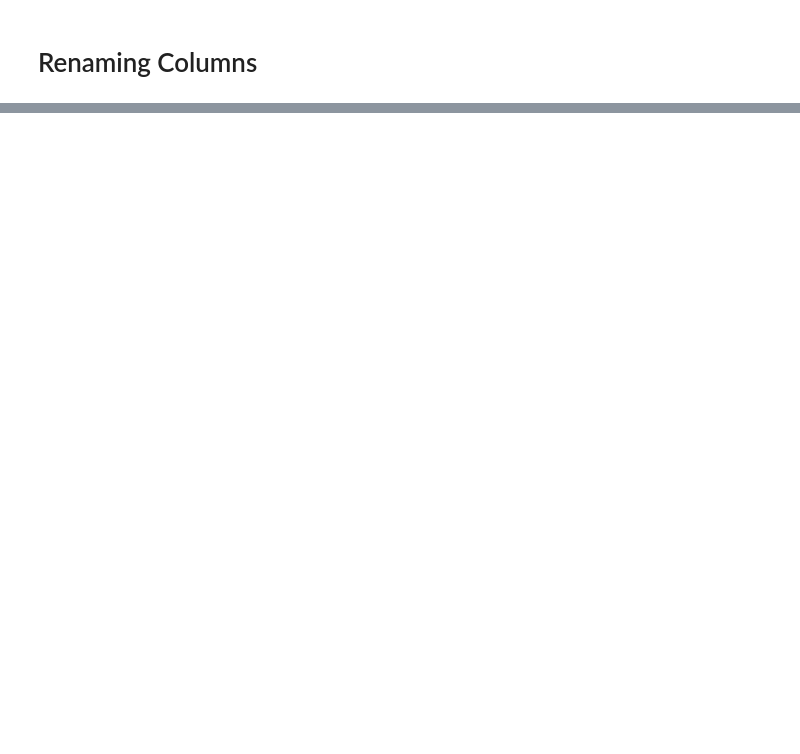
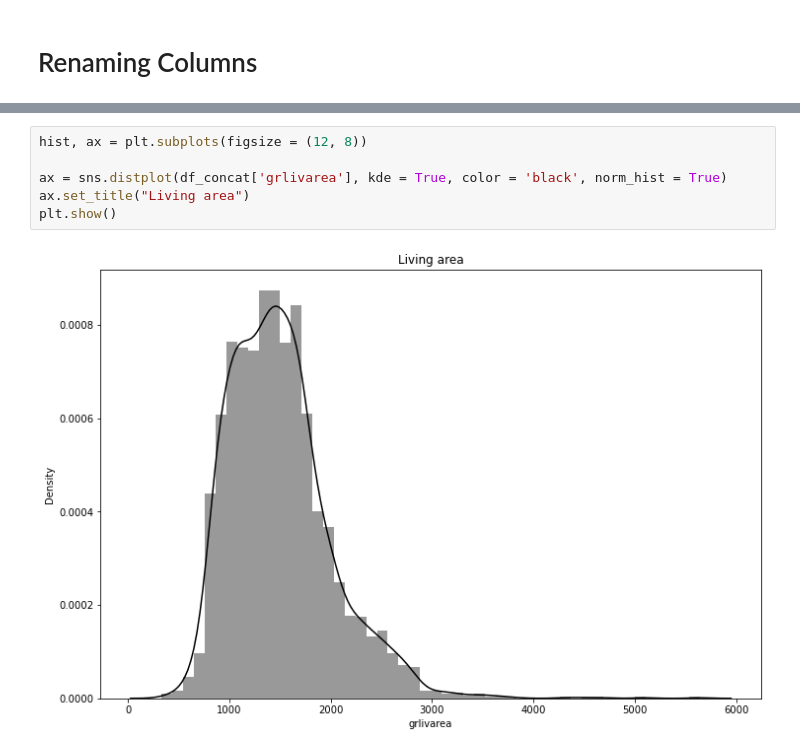
Before and after one commit to ViniciusHolanda001/House_Prices, a Jupyter notebook: notebook/eda_house_prices.ipynb, the cells around one changed output, grey strips where cells are left out. Drawn from its saved outputs; the diff is of its cells as text; blank space fills up the shorter version.

```diff
--- a/notebook/eda_house_prices.ipynb
+++ b/notebook/eda_house_prices.ipynb
@@ -212,0 +236,8 @@ plt.show()
+# %%
+hist, ax = plt.subplots(figsize = (12, 8))
+
+ax = sns.distplot(df_concat['grlivarea'], kde = True, color = 'black', norm_hist = True)
+ax.set_title("Living area")
+plt.show()
+# %% [output]
+[figure, added]
```
Also changed, not shown: parts of 24 cells of this notebook.
